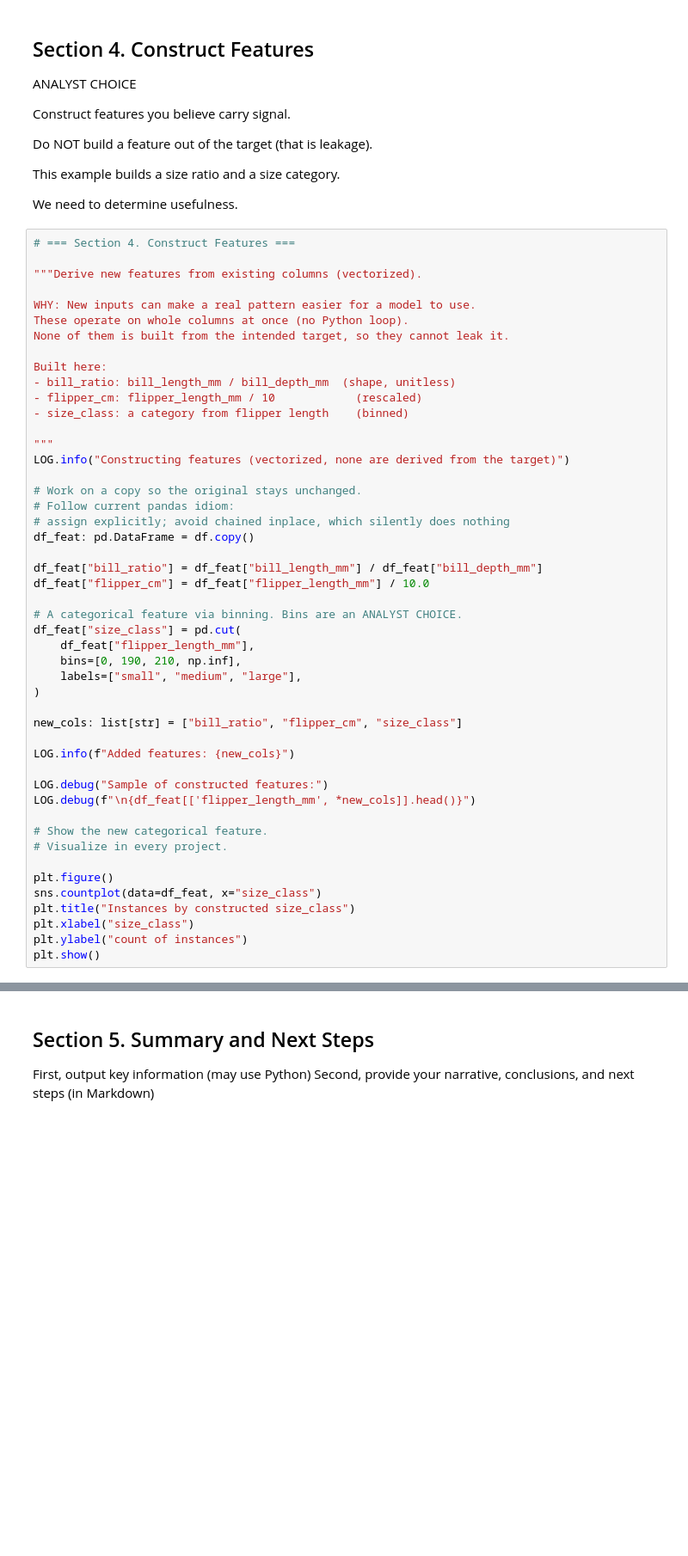
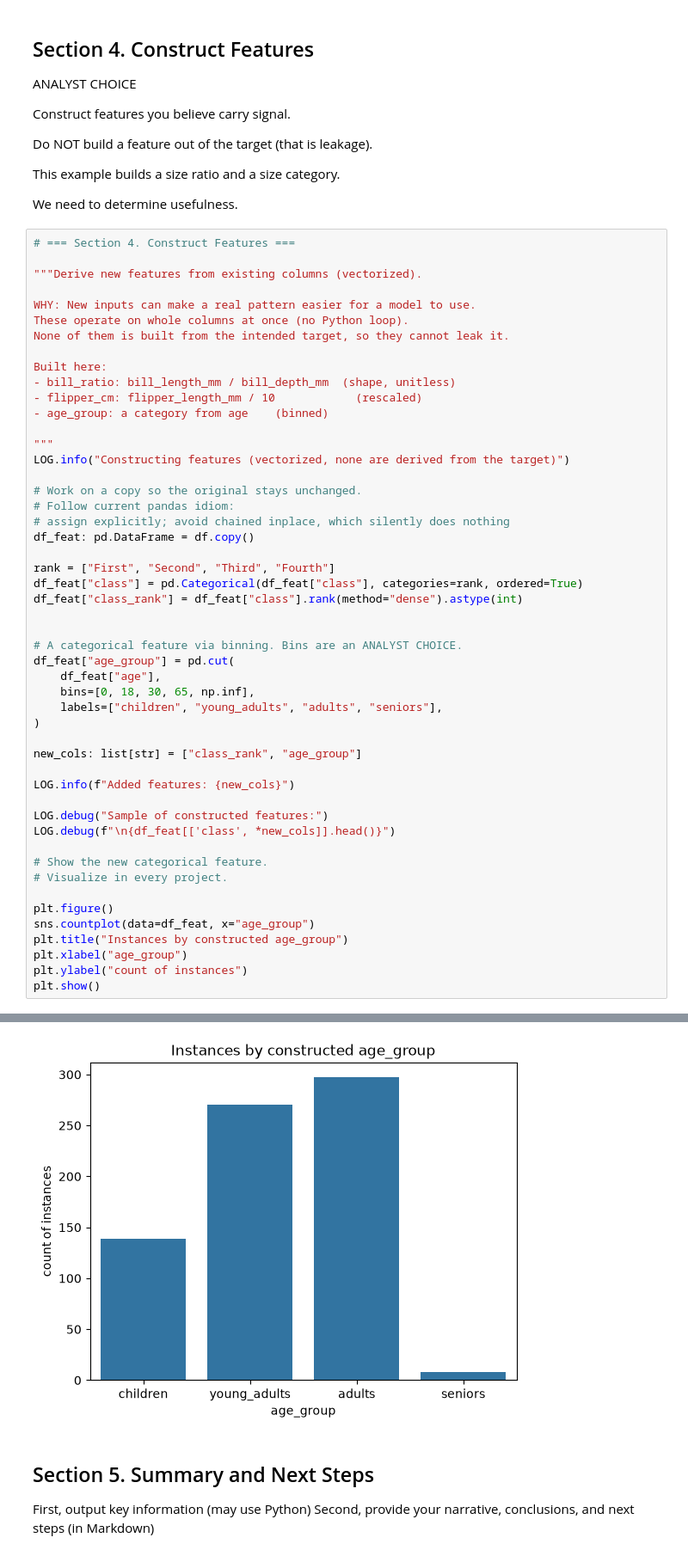
Before and after one commit to crsellinger/CS44670-Module-2, a Jupyter notebook: notebooks/project02/ml02_csellinger.ipynb, the cells around one changed output, grey strips where cells are left out. Shown at 86% size. Saved outputs shown, nothing was run; the diff lists cells and outputs as text; blank space fills up the shorter version.

```diff
--- a/notebooks/project02/ml02_csellinger.ipynb
+++ b/notebooks/project02/ml02_csellinger.ipynb
@@ -291,7 +291,7 @@ None of them is built from the intended target, so they cannot leak it.
 Built here:
 - bill_ratio: bill_length_mm / bill_depth_mm  (shape, unitless)
 - flipper_cm: flipper_length_mm / 10            (rescaled)
-- size_class: a category from flipper length    (binned)
+- age_group: a category from age    (binned)
 
 """
 LOG.info("Constructing features (vectorized, none are derived from the target)")
@@ -301,30 +301,32 @@ LOG.info("Constructing features (vectorized, none are derived from the target)")
 # assign explicitly; avoid chained inplace, which silently does nothing
 df_feat: pd.DataFrame = df.copy()
 
-df_feat["bill_ratio"] = df_feat["bill_length_mm"] / df_feat["bill_depth_mm"]
-df_feat["flipper_cm"] = df_feat["flipper_length_mm"] / 10.0
+rank = ["First", "Second", "Third", "Fourth"]
+df_feat["class"] = pd.Categorical(df_feat["class"], categories=rank, ordered=True)
+df_feat["class_rank"] = df_feat["class"].rank(method="dense").astype(int)
+
 
 # A categorical feature via binning. Bins are an ANALYST CHOICE.
-df_feat["size_class"] = pd.cut(
-    df_feat["flipper_length_mm"],
-    bins=[0, 190, 210, np.inf],
-    labels=["small", "medium", "large"],
+df_feat["age_group"] = pd.cut(
+    df_feat["age"],
+    bins=[0, 18, 30, 65, np.inf],
+    labels=["children", "young_adults", "adults", "seniors"],
 )
 
-new_cols: list[str] = ["bill_ratio", "flipper_cm", "size_class"]
+new_cols: list[str] = ["class_rank", "age_group"]
 
 LOG.info(f"Added features: {new_cols}")
 
 LOG.debug("Sample of constructed features:")
-LOG.debug(f"\n{df_feat[['flipper_length_mm', *new_cols]].head()}")
+LOG.debug(f"\n{df_feat[['class', *new_cols]].head()}")
 
 # Show the new categorical feature.
 # Visualize in every project.
 
 plt.figure()
-sns.countplot(data=df_feat, x="size_class")
-plt.title("Instances by constructed size_class")
-plt.xlabel("size_class")
+sns.countplot(data=df_feat, x="age_group")
+plt.title("Instances by constructed age_group")
+plt.xlabel("age_group")
 plt.ylabel("count of instances")
 plt.show()
 # %% [output]
@@ -333,3 +343,4 @@ KeyError: 'bill_length_mm'
+[figure, added]
 # %% [markdown]
 ## Section 5. Summary and Next Steps
 
```
Also changed, not shown: parts of 6 cells of this notebook, 3 other files.
